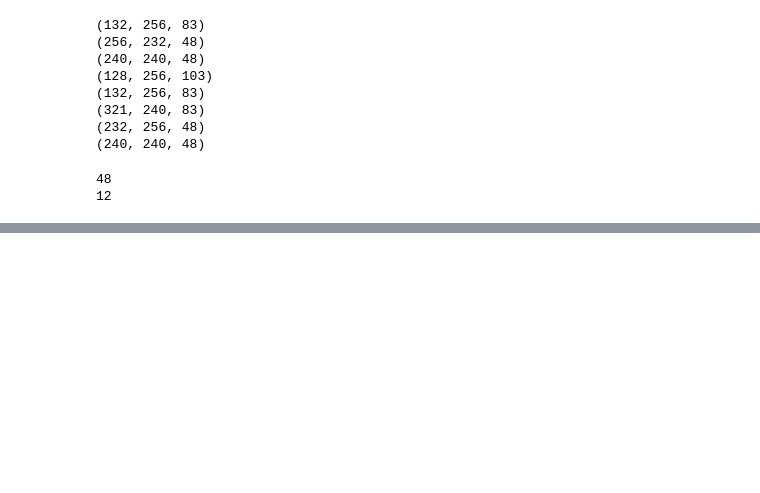
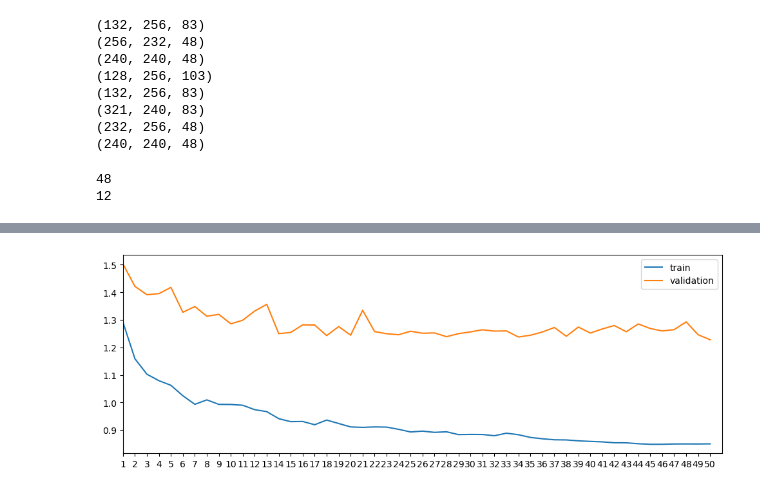
Before and after one commit to AinaT9/White-Matter-Hyperintensity-Segmentation, a Jupyter notebook: 3D/Entrenamiento3DUNET.ipynb, the cells around one changed output, grey strips where cells are left out. Saved outputs shown, nothing was run; the diff lists cells and outputs as text; code cells hidden in the pictures; blank space fills up the shorter version.

```diff
--- a/3D/Entrenamiento3DUNET.ipynb
+++ b/3D/Entrenamiento3DUNET.ipynb
@@ -193,0 +195,9 @@ traintestpipeline(10,optimizer,criterion,1000,"PRUEBAMICAI.PT")
+# %%
+model = UNet3D(in_channels=1, num_classes=1)
+model = model.to(device)
+criterion = nn.CrossEntropyLoss()
+criterion.smooth = 1e-5
+optimizer = Adam(model.parameters(), lr=0.00005)
+traintestpipeline(50,optimizer,criterion,1000,"PRUEBAMICAI2.pt")
+# %% [output]
+[figure, added]
```
Also changed, not shown: parts of 20 cells of this notebook, 3 other files.
